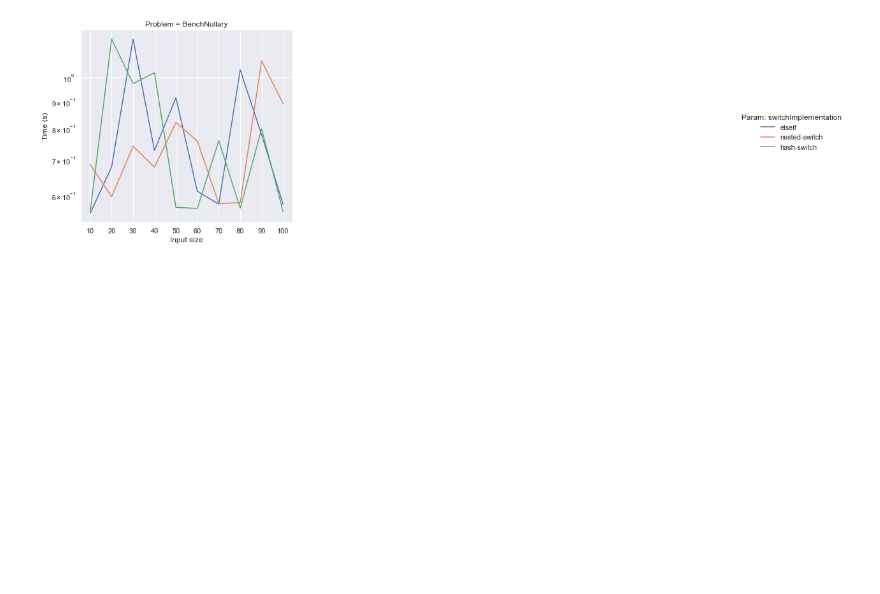
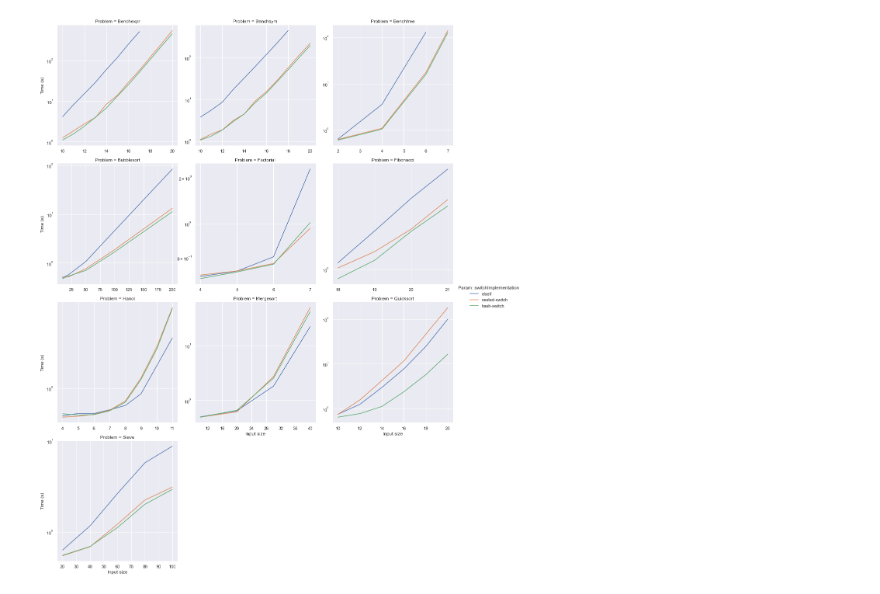
Before and after one commit to metaborg/stratego, a Jupyter notebook: stratego.build.spoofax2.benchmark/analysis/Example plots.ipynb, the cells around one changed output. Drawn from its saved outputs; the diff is of its cells as text; code cells hidden in the pictures; blank space fills up the shorter version.

Commit message:
Results & new benchmarks

```diff
--- a/stratego.build.spoofax2.benchmark/analysis/Example plots.ipynb
+++ b/stratego.build.spoofax2.benchmark/analysis/Example plots.ipynb
@@ -16,7 +27,10 @@ if not(os.path.exists(PLOT_DIR)):
 # %%
 # Load data
 results_files = [
-    "20211013-124531-benchnullary.csv"
+    "20211014-124146 -p optimisationLevel=4 -f 2 -wi 2 -i 3 run.csv",
+    "20211013-114213_results-compilespace.csv"
+#     "20211013-114213_results-compilespace.csv"
+#     "20211013-124531-benchnullary.csv"
 #     "20211012-102647.csv"
 #     "20211007-135249.csv",
 #     "20211007-084741.csv", # benchsym switch backend
@@ -239,7 +240,7 @@ def configure_grid(g: sns.FacetGrid, problem=None):
     finally:
         return g
 # %%
-df_scaledproblem = df[df["Param: problemSize"] != -1]
+df_scaledproblem = df[(df["Param: problemSize"] != -1) & (df["Problem"] != "BenchNullary")]
 # %%
 g = configure_grid(sns.relplot(
     data=df_scaledproblem,
@@ -270,33 +271,35 @@ plt.savefig(f"{PLOT_DIR}/{'_'.join(results_files)}-allstages.png")
 # %%
 # Runtimes for DFA switch backends (per problem)
+
+cols = np.sort(np.unique(df_scaledproblem["Problem"].values))
 
 g = configure_grid(sns.relplot(
     data=df_scaledproblem[df_scaledproblem["Stage"] == "run"],
     x="Param: problemSize",
     y="Score",
     col="Problem",
-    col_order=np.sort(np.unique(df_scaledproblem["Problem"].values)),
-    col_wrap=3,
+    col_order=cols,
+    col_wrap=min(3, len(cols)),
 #     style="Param: switchImplementation",
     hue="Param: switchImplementation",
 #     hue_order=["2", "3", "4"],
     kind="line",
 #     err_style="band",
     markers=True,
     facet_kws=dict(
         sharex=False,
         sharey=False,
     ),
 ))
 
 g.set(yscale="log")
 
 # TODO Include strj runtime -> with and without fusion
 
 # Save figure to file
 plt.savefig(f"{PLOT_DIR}/{'_'.join(results_files)}-runtime.png")
 # %% [output]
-[figure, old version]
+[figure, new version]
 # %%
 df_ratios = df[df["Stage"] == "run"].pivot(index=["Param: switchImplementation"], columns=["Benchmark", "Param: problemSize", "Number of constructors", "Problem"], values="Score").T
 
```
Also changed, not shown: parts of 12 cells of this notebook, 25 other files.
